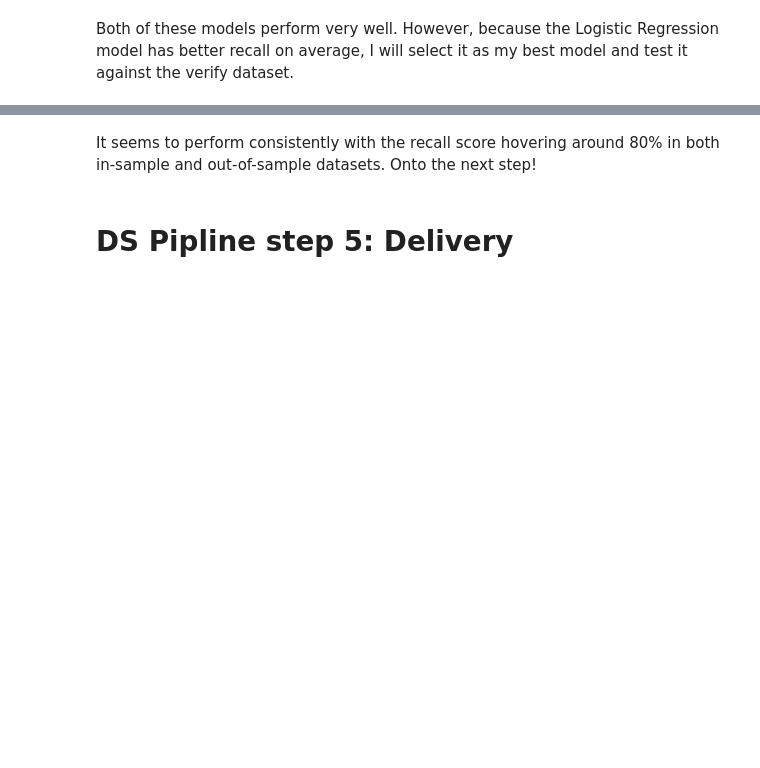
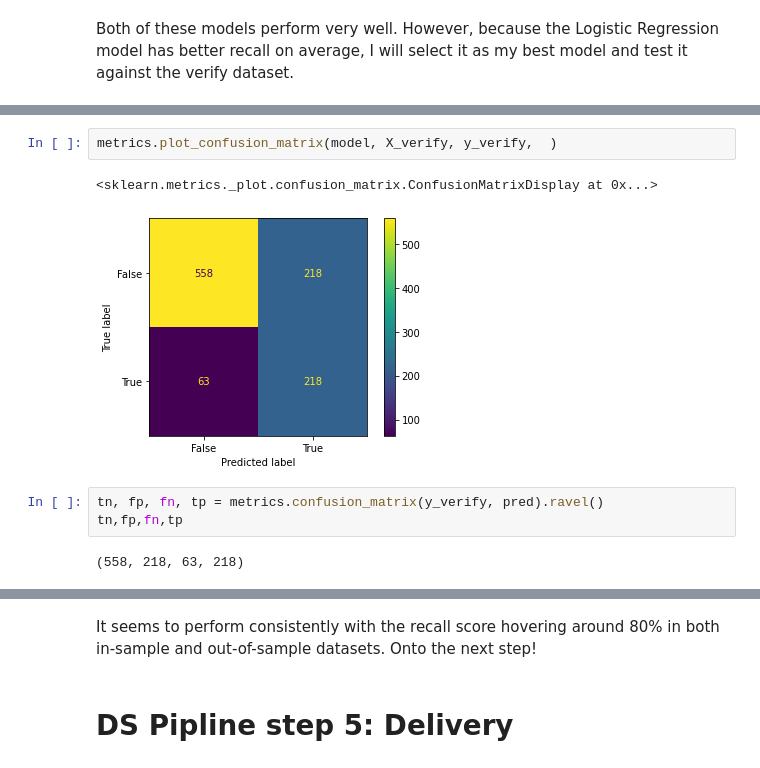
Before and after one commit to MrEnigmamgine/classification-project, a Jupyter notebook: prep-explore.ipynb, the cells around one changed output, grey strips where cells are left out. Cells and saved outputs as stored; diff of their text form; blank space fills up the shorter version.

```diff
--- a/prep-explore.ipynb
+++ b/prep-explore.ipynb
@@ -1196,0 +1270,10 @@ binary_classifier_stats(y_verify, pred)
+# %%
+metrics.plot_confusion_matrix(model, X_verify, y_verify,  )
+# %% [output]
+<sklearn.metrics._plot.confusion_matrix.ConfusionMatrixDisplay at 0x...>
+[figure, added]
+# %%
+tn, fp, fn, tp = metrics.confusion_matrix(y_verify, pred).ravel()
+tn,fp,fn,tp
+# %% [output]
+(558, 218, 63, 218)
```
Also changed, not shown: parts of 40 cells of this notebook, 4 other files.
